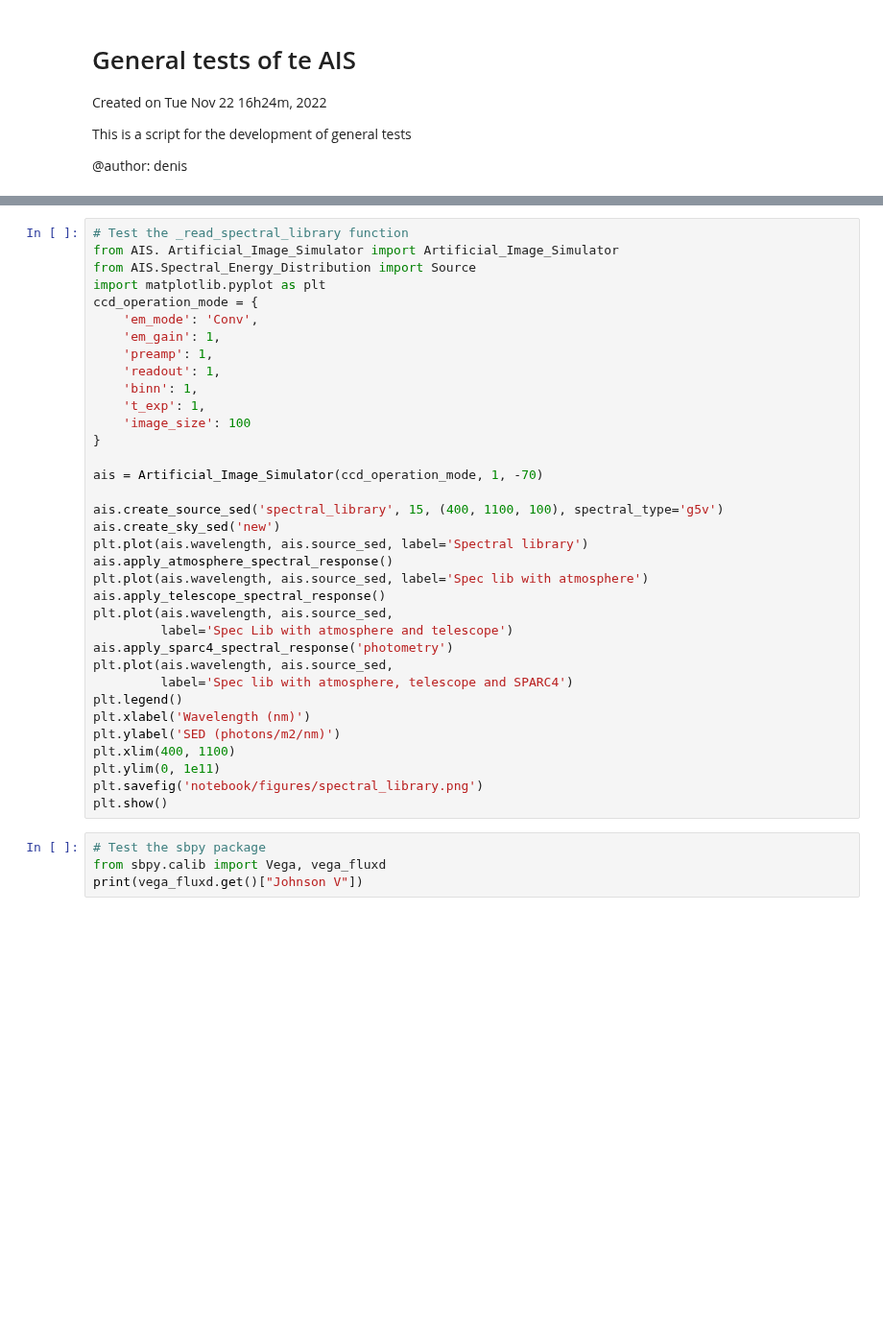
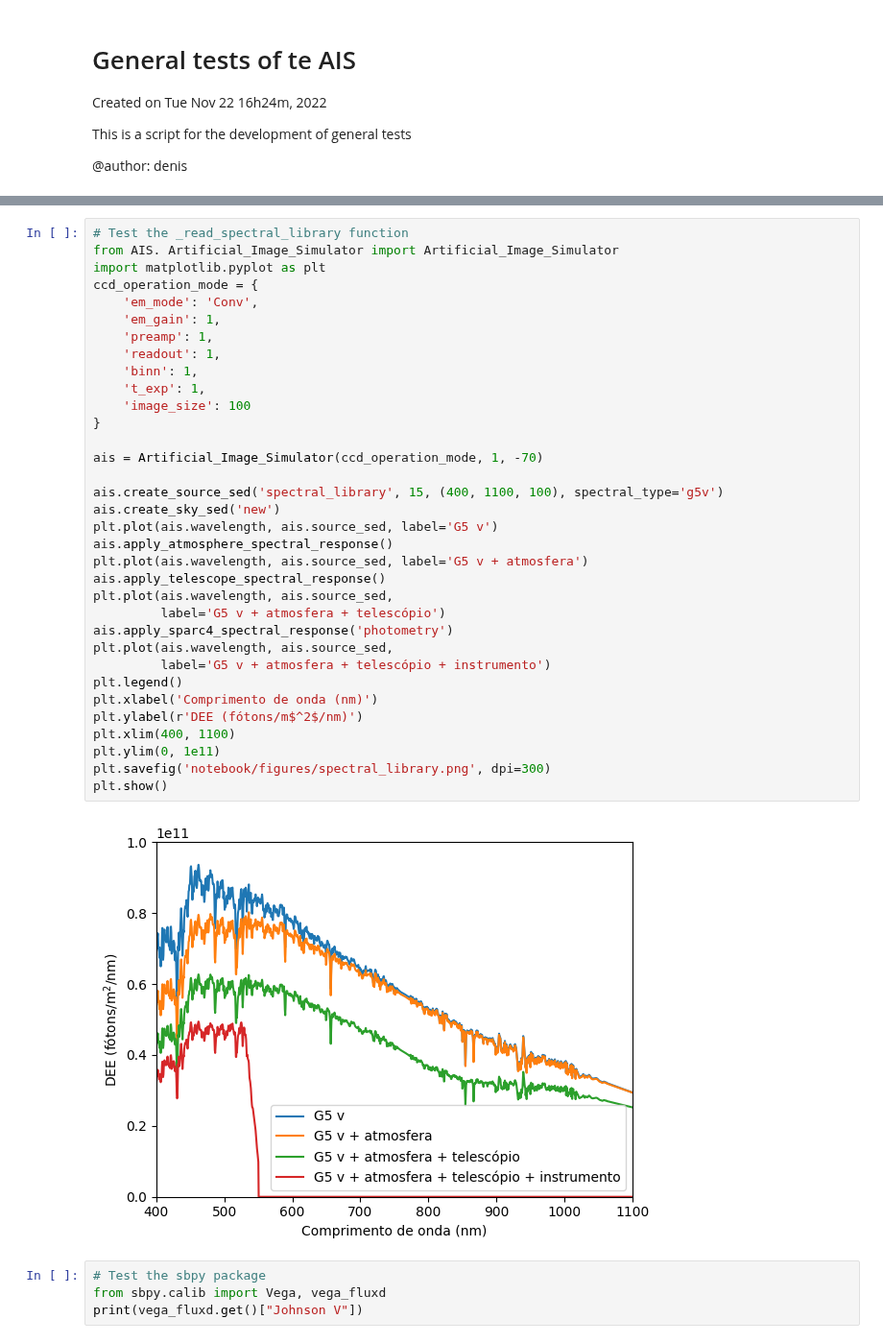
Before and after one commit to DBernardes/AIS, a Jupyter notebook: general_tests.ipynb, the cells around one changed output, grey strips where cells are left out. Shown at 96% size. Drawn from its saved outputs; the diff is of its cells as text; blank space fills up the shorter version.

```diff
--- a/general_tests.ipynb
+++ b/general_tests.ipynb
@@ -266,38 +278,39 @@ plt.show()
 # %%
 # Test the _read_spectral_library function
 from AIS. Artificial_Image_Simulator import Artificial_Image_Simulator
-from AIS.Spectral_Energy_Distribution import Source
 import matplotlib.pyplot as plt
 ccd_operation_mode = {
     'em_mode': 'Conv',
     'em_gain': 1,
     'preamp': 1,
     'readout': 1,
     'binn': 1,
     't_exp': 1,
     'image_size': 100
 }
 
 ais = Artificial_Image_Simulator(ccd_operation_mode, 1, -70)
 
 ais.create_source_sed('spectral_library', 15, (400, 1100, 100), spectral_type='g5v')
 ais.create_sky_sed('new')
-plt.plot(ais.wavelength, ais.source_sed, label='Spectral library')
+plt.plot(ais.wavelength, ais.source_sed, label='G5 v')
 ais.apply_atmosphere_spectral_response()
-plt.plot(ais.wavelength, ais.source_sed, label='Spec lib with atmosphere')
+plt.plot(ais.wavelength, ais.source_sed, label='G5 v + atmosfera')
 ais.apply_telescope_spectral_response()
 plt.plot(ais.wavelength, ais.source_sed,
-         label='Spec Lib with atmosphere and telescope')
+         label='G5 v + atmosfera + telescópio')
 ais.apply_sparc4_spectral_response('photometry')
 plt.plot(ais.wavelength, ais.source_sed,
-         label='Spec lib with atmosphere, telescope and SPARC4')
+         label='G5 v + atmosfera + telescópio + instrumento')
 plt.legend()
-plt.xlabel('Wavelength (nm)')
-plt.ylabel('SED (photons/m2/nm)')
+plt.xlabel('Comprimento de onda (nm)')
+plt.ylabel(r'DEE (fótons/m$^2$/nm)')
 plt.xlim(400, 1100)
 plt.ylim(0, 1e11)
-plt.savefig('notebook/figures/spectral_library.png')
+plt.savefig('notebook/figures/spectral_library.png', dpi=300)
 plt.show()
+# %% [output]
+[figure, added]
 # %%
 # Test the sbpy package
 from sbpy.calib import Vega, vega_fluxd
```
Also changed, not shown: parts of 12 cells of this notebook, 12 other files.
